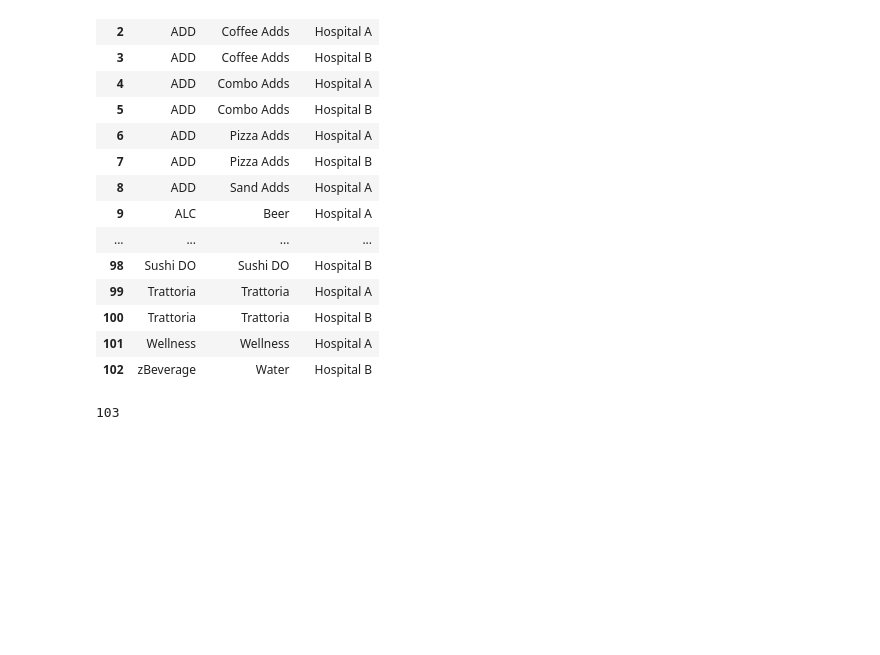
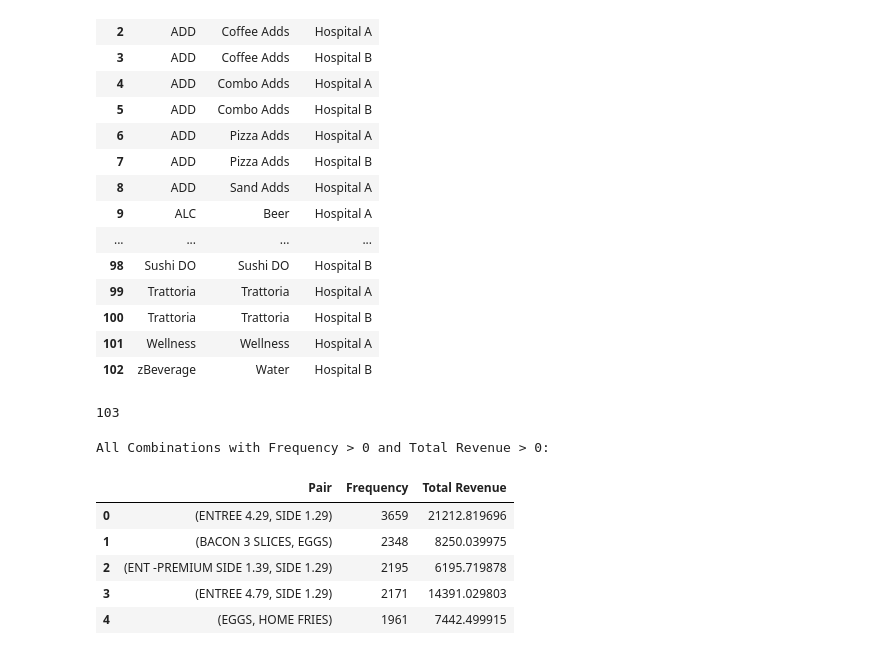
Before and after one commit to masterjsullivan/C1_Case_Study, a Jupyter notebook: whiteboard.ipynb, the cells around one changed output. Drawn from its saved outputs; the diff is of its cells as text; code cells hidden in the pictures; blank space fills up the shorter version.

Commit message:
Updated basket analysis

```diff
--- a/whiteboard.ipynb
+++ b/whiteboard.ipynb
@@ -187,3 +187,69 @@ categories.to_sql("categories", engine, if_exists="replace", index=True, chunksi
 | 101 | Wellness | Wellness | Hospital A |
 | 102 | zBeverage | Water | Hospital B |
 103
+# %%
+# Basket Combo Pipeline Testing
+
+import pandas as pd
+from collections import Counter, defaultdict
+import itertools
+import sqlalchemy
+
+# Create SQLAlchemy engine
+engine = sqlalchemy.create_engine("sqlite:///C1_case_study.db")
+
+fact_line_items = pd.read_sql_table('fact_line_items', engine)
+dim_items = pd.read_sql_table('dim_items', engine)
+
+
+# Join Fact Line Items on Dim Items (to get Name)
+line_items_named = fact_line_items.merge(dim_items, on='item_id')
+
+# Group items by Transaction ID to get baskets
+baskets = line_items_named.groupby('transaction_id')['item_name'].apply(list)
+
+# Filter for Multi-Item Baskets
+multi_item_baskets = baskets[baskets.apply(len) > 1]
+
+# Identify multi-item transaction IDs
+multi_tx_ids = multi_item_baskets.index
+
+# Filter line items to only multi-item transactions
+multi_line_items = line_items_named[line_items_named['transaction_id'].isin(multi_tx_ids)]
+
+# Find All Pairs with Frequency and Total Revenue
+pair_counts = Counter()
+pair_revenue = defaultdict(float)
+for tx_id in multi_tx_ids:
+    tx_lines = multi_line_items[multi_line_items['transaction_id'] == tx_id]
+    item_rev = tx_lines.groupby('item_name')['gross_revenue'].sum().to_dict()
+    unique_items = sorted(item_rev.keys())
+    if len(unique_items) > 1:
+        pairs = list(itertools.combinations(unique_items, 2))
+        pair_counts.update(pairs)
+        for pair in pairs:
+            a, b = pair
+            pair_revenue[pair] += item_rev.get(a, 0) + item_rev.get(b, 0)
+
+# Create dataframe for pairs
+pairs_data = []
+for pair, freq in sorted(pair_counts.items(), key=lambda x: pair_revenue[x[0]], reverse=True):
+    revenue = pair_revenue[pair]
+    if revenue > 0 and freq > 0:
+        pairs_data.append({'Pair': pair, 'Frequency': freq, 'Total Revenue': revenue})
+
+all_pairs = pd.DataFrame(pairs_data).sort_values(['Frequency'], ascending=False).reset_index(drop=True)
+
+# To prevent display truncation if there are many rows
+pd.set_option('display.max_rows', None)
+
+print("All Combinations with Frequency > 0 and Total Revenue > 0:")
+all_pairs.head()
+# %% [output]
+All Combinations with Frequency > 0 and Total Revenue > 0:
+|  | Pair | Frequency | Total Revenue |
+| 0 | (ENTREE 4.29, SIDE 1.29) | 3659 | 21212.819696 |
+| 1 | (BACON 3 SLICES, EGGS) | 2348 | 8250.039975 |
+| 2 | (ENT -PREMIUM SIDE 1.39, SIDE 1.29) | 2195 | 6195.719878 |
+| 3 | (ENTREE 4.79, SIDE 1.29) | 2171 | 14391.029803 |
+| 4 | (EGGS, HOME FRIES) | 1961 | 7442.499915 |
```
Also changed, not shown: parts of 2 cells of this notebook, 7 other files.
